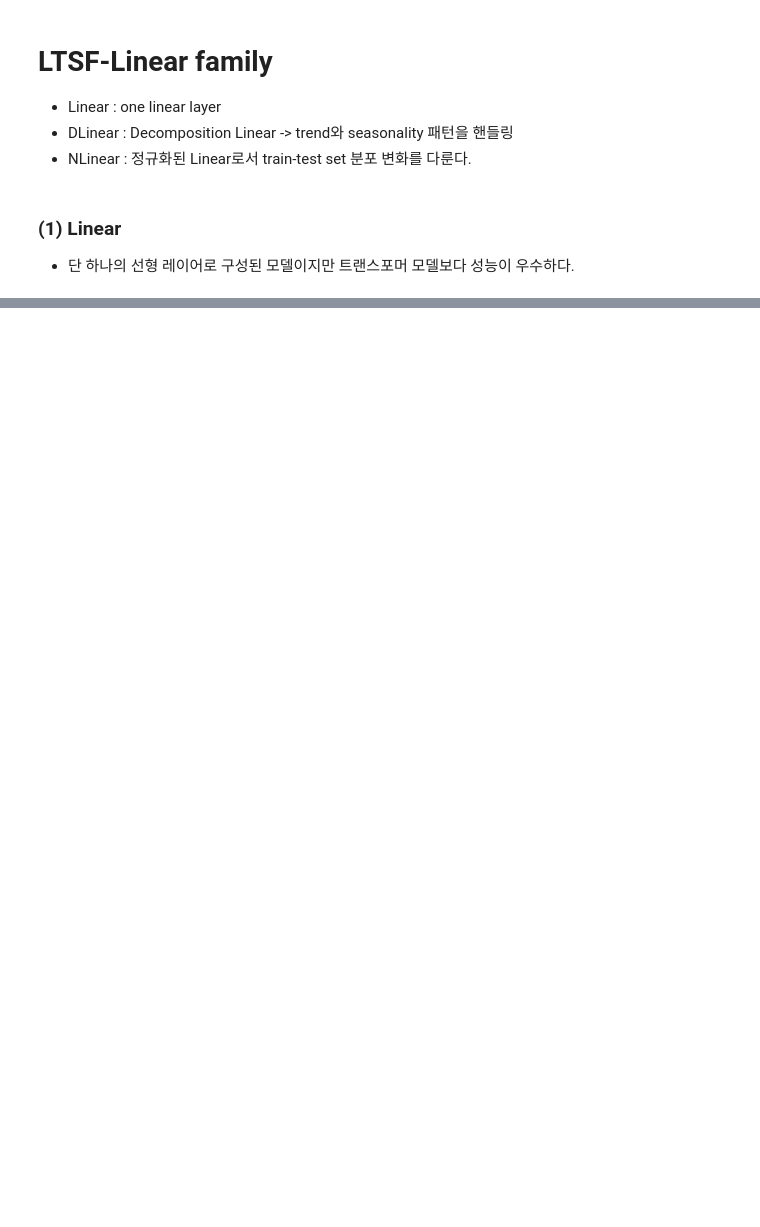
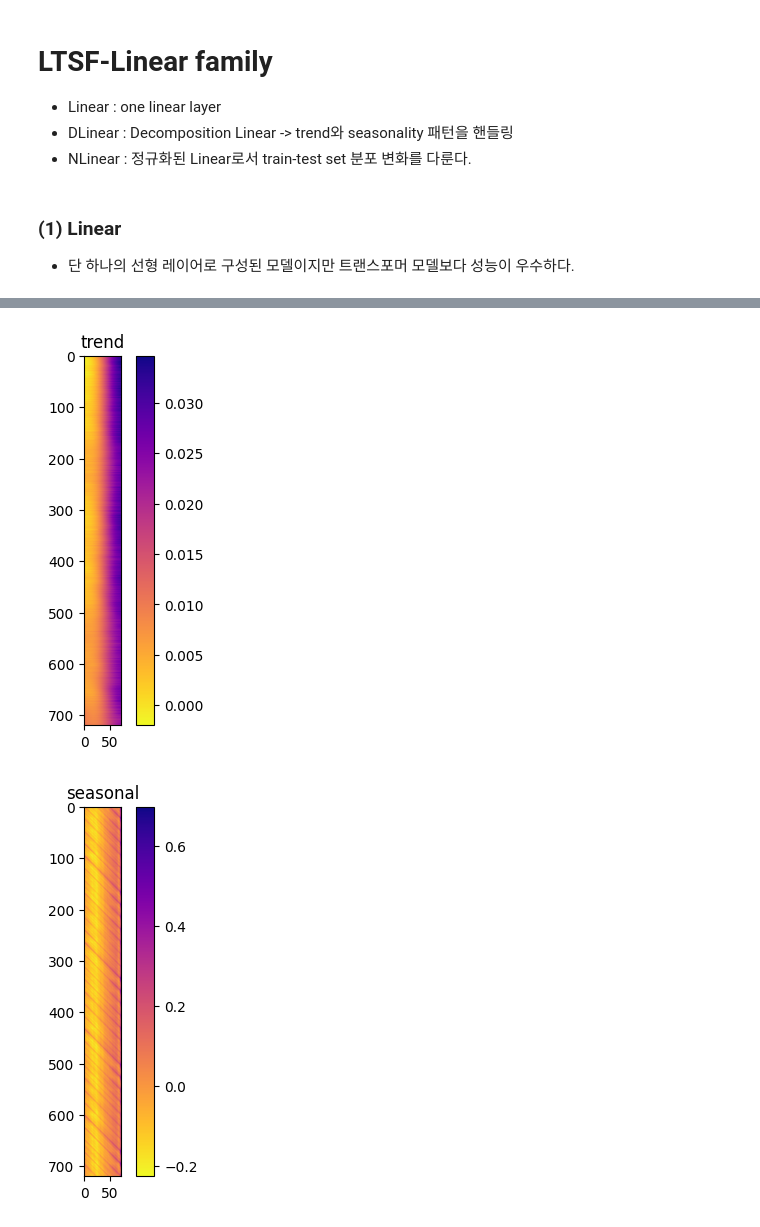
Before and after one commit to epzlfnql/Automated-Trading-Systems, a Jupyter notebook: 장기시계열예측_방법론/LTSF.ipynb, the cells around one changed output, grey strips where cells are left out. Cells and saved outputs as stored; diff of their text form; code cells hidden in the pictures; blank space fills up the shorter version.

```diff
--- a/장기시계열예측_방법론/LTSF.ipynb
+++ b/장기시계열예측_방법론/LTSF.ipynb
@@ -52,0 +348,14 @@ class LTSF_Linear(torch.nn.Module):
+# %%
+weights_list = {}
+weights_list['trend'] = DLinear_model.Linear_Trend.weight.detach().numpy()
+weights_list['seasonal'] = DLinear_model.Linear_Seasonal.weight.detach().numpy()
+
+for name, w in weights_list.items():
+    fig, ax = plt.subplots()
+    plt.title(name)
+    im = ax.imshow(w, cmap='plasma_r',)
+    fig.colorbar(im, pad=0.03)
+    plt.show()
+# %% [output]
+[figure, added]
+[figure, added]
```
Also changed, not shown: parts of 13 cells of this notebook, 1 other file.
